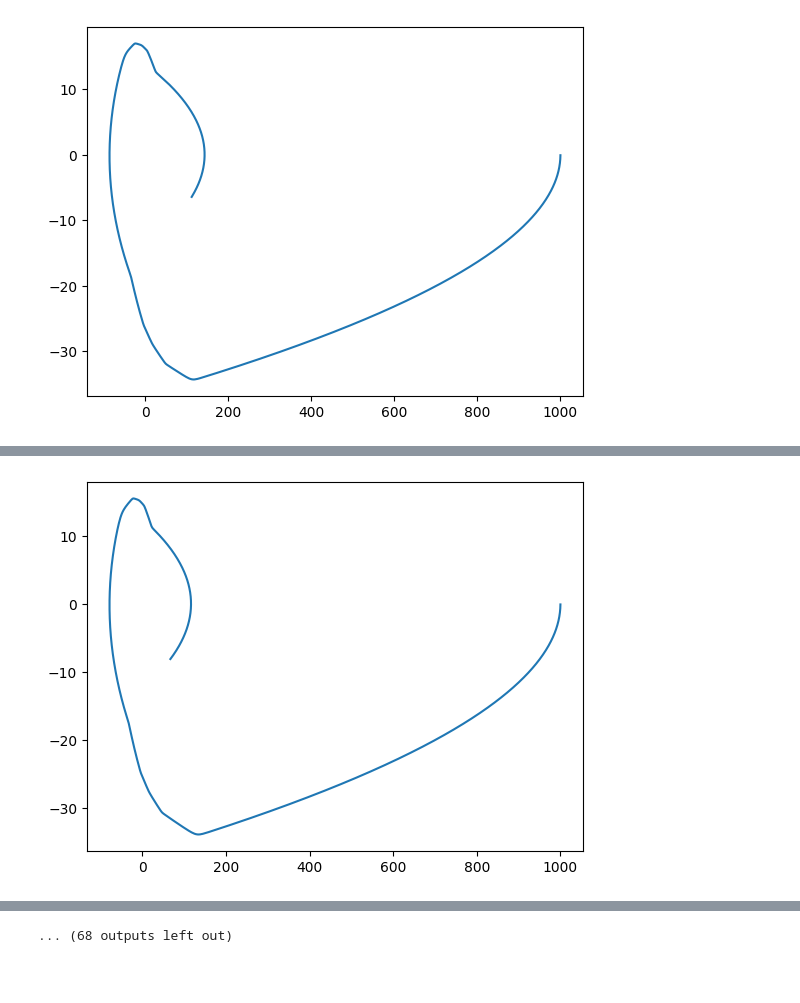
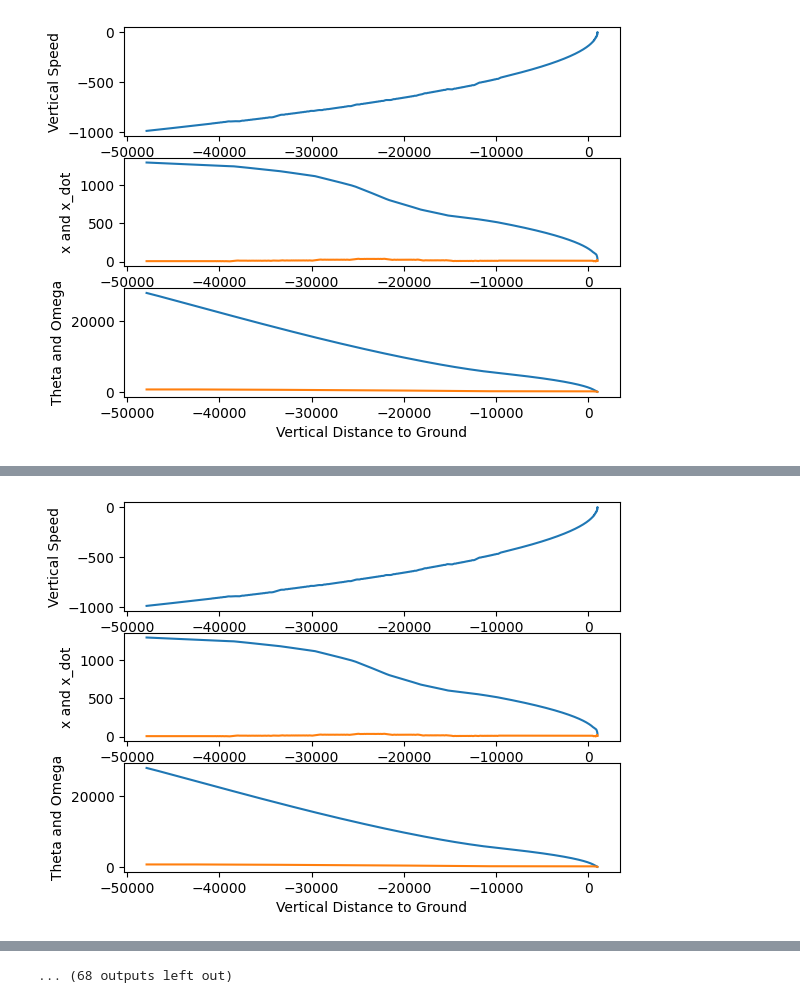
Before and after one commit to ttjohn13/MAE598, a Jupyter notebook: Project 1/Project 1.ipynb, the cells around one changed output, grey strips where cells are left out. Drawn from its saved outputs; the diff is of its cells as text; code cells hidden in the pictures; blank space fills up the shorter version.

```diff
--- a/Project 1/Project 1.ipynb
+++ b/Project 1/Project 1.ipynb
@@ -42,14 +42,14 @@ class Dynmaics(nn.Module):
         delta_state_gravity = t.tensor([0., -GRAVITY_ACCEL * FRAME_TIME, 0., 0., 0., 0])
 
         #Thrust Calculations
-        state_tensor = torch.zeros((5,1))
-        state_tensor[1,1] = torch.cos(state[4,1] + action[1])
-        state_tensor[3,1] = torch.sin(state[4,1] + action[1])
+        state_tensor = torch.zeros((6))
+        state_tensor[1] = torch.cos(state[4] + action[1])
+        state_tensor[3] = torch.sin(state[4] + action[1])
         delta_state_thrust = BOOST_ACCEL * FRAME_TIME * torch.mul(state_tensor, action[0])
 
         #omega calculations
-        state_tensor_omega = torch.zeros((5,1))
-        state_tensor_omega[4,1] = torch.sin(action[1])
+        state_tensor_omega = torch.zeros((6))
+        state_tensor_omega[4] = torch.sin(action[1])
         delta_state_omega = 4 * BOOST_ACCEL / L_center_of_gravity * FRAME_TIME * t.mul(t.tensor([0., 0., 0., 0., 0., 1]), action[0])
 
 
@@ -57,12 +57,11 @@ class Dynmaics(nn.Module):
 
         step_mat = t.tensor([[1., FRAME_TIME, 0., 0., 0., 0.],
                             [0., 1., 0., 0., 0., 0.],
-                             [0., 1., 0., 0., 0., 0.],
                              [0., 0., 1., FRAME_TIME, 0., 0.],
                              [0., 0., 0., 1., 0., 0.],
                              [0., 0., 0., 0., 1., FRAME_TIME],
                              [0., 0., 0., 0., 0., 1]])
-        state = t.matmul(step_mat,state)
+        state = t.matmul(step_mat, state)
 
         return state
 
@@ -106,15 +105,19 @@ class Simulation(nn.Module):
             state = self.dynamics.forward(state, action)
             self.action_trajectory.append(action)
             self.state_trajectory.append(state)
-        return self.error(state)
+        return self.error(state, self.state_trajectory)
 
     @staticmethod
     def initialize_state():
-        state = [1000., 0.] # need initial conditions
+        state = [1000., 0., 25., 8., 15 * math.pi / 180, - 0.1] # need initial conditions
         return t.tensor(state, requires_grad=False).float()
 
-    def error(self, state):
-        return state[0]**2 + state[1]**2
+    def error(self, state, state_trajectory):
+        termination_error = (state[0] - L_center_of_gravity)**2 + state[1]**2 + state[2]**2 + state[3]**2 + state[4]**2 + state[5]**2
+        #boolean = state_trajectory[:, 0] <= 0
+        #boolean = 1 * boolean
+        #transient_error = t.matmul( t.transpose(boolean, 0, 1), state_trajectory[:,1]) **2
+        return termination_error
 
 class Optimize:
     def __init__(self, simulation):
@@ -139,16 +142,32 @@ class Optimize:
 
     def visualize(self):
         data = np.array([self.simulation.state_trajectory[i].detach().numpy() for i in range(self.simulation.T)])
-        x = data[:, 0]
-        y = data[:, 1]
-        plt.plot(x, y)
+        y = data[:, 0]
+        y_dot = data[:, 1]
+        x = data[:, 2]
+        x_dot = data[:,3]
+        theta = data[:,4]
+        omega = data[:, 5]
+        fig, axs = plt.subplots(3,1)
+        axs[0].plot(y, y_dot)
+        axs[0].set_xlabel('Vertical Distance to Ground')
+        axs[0].set_ylabel('Vertical Speed')
+        axs[1].plot(y, x, label='Horizontal Distance from Platform')
+        axs[1].plot(y, x_dot, label='Horizontal Speed')
+        axs[1].set_xlabel('Vertical Distance to Ground')
+        axs[1].set_ylabel('x and x_dot')
+        axs[2].plot(y, theta, label='Orientation')
+        axs[2].plot(y, omega, label='Angular Speed')
+        axs[2].set_xlabel('Vertical Distance to Ground')
+        axs[2].set_ylabel('Theta and Omega')
         plt.show()
+        plt.legend
 
 
 T = 1000
-dim_input = 2
-dim_hidden = 6
-dim_output = 1
+dim_input = 6
+dim_hidden = 10
+dim_output = 2
 d = Dynmaics()
 c = Controller(dim_input, dim_hidden, dim_output)
 s = Simulation(c, d, T)
@@ -159 +178 @@ o.train(40)
-[figure, old version]
+[figure, new version]
@@ -161 +180 @@ o.train(40)
-[figure, old version]
+[figure, new version]
```
Also changed, not shown: parts of 1 cell of this notebook.
